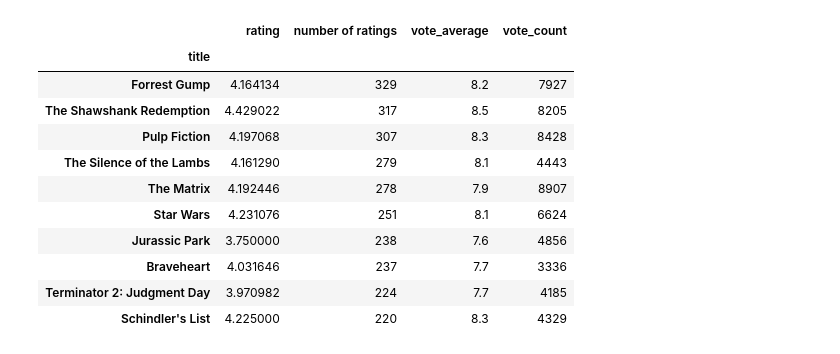
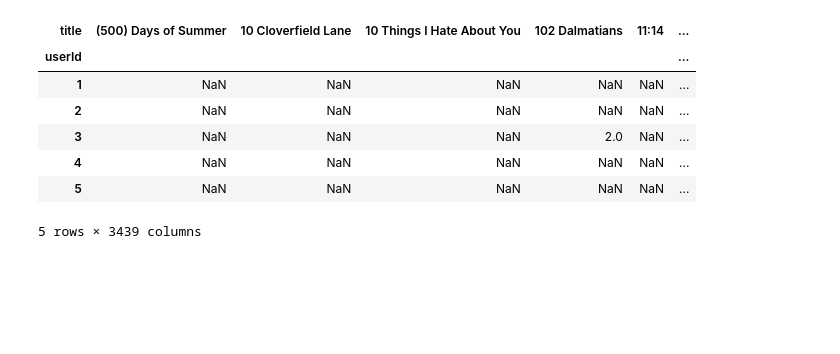
Before and after one commit to Sleepingo/MovieRecommender, a Jupyter notebook: collaborative_filtering.ipynb, the cells around one changed output. Saved outputs shown, nothing was run; the diff lists cells and outputs as text; code cells hidden in the pictures; blank space fills up the shorter version.

```diff
--- a/collaborative_filtering.ipynb
+++ b/collaborative_filtering.ipynb
@@ -137,19 +120,12 @@ Shape: (70194, 26)
 # %%
-# 6. Create Collaborative Filtering Dataset
-cf_data = merged_data[
-    [
-        "userId",
-        "movieId",
-        "title",
-        "rating",
-        "vote_average",
-        "vote_count"
-    ]
-].copy()
+# 6. Movie Statistics
+movie_stats = pd.DataFrame(
+    cf_data.groupby("title")["rating"].mean()
+)
 
-print("Collaborative Filtering Dataset:")
+movie_stats["number of ratings"] = (
+    cf_data.groupby("title")["rating"].count()
+)
 
-display(cf_data.head())
-
-print("Shape:", cf_data.shape)
+display(movie_stats.head())
 # %% [output]
@@ -191,26 +164,19 @@ display(movie_stats.head())
 # %%
-# 8. Movies with Most User Ratings
-top_rated_movies = (
-    movie_stats
-    .sort_values(
-        "number of ratings",
-        ascending=False
-    )
-    .head(10)
+# 8. Create User-Movie Matrix
+movie_matrix = cf_data.pivot_table(
+    index="userId",
+    columns="title",
+    values="rating"
 )
 
-display(top_rated_movies)
+display(movie_matrix.head())
 # %% [output]
-|  | rating | number of ratings | vote_average | vote_count |
-| title |  |  |  |  |
-| Forrest Gump | 4.164134 | 329 | 8.2 | 7927 |
-| The Shawshank Redemption | 4.429022 | 317 | 8.5 | 8205 |
-| Pulp Fiction | 4.197068 | 307 | 8.3 | 8428 |
-| The Silence of the Lambs | 4.161290 | 279 | 8.1 | 4443 |
-| The Matrix | 4.192446 | 278 | 7.9 | 8907 |
-| Star Wars | 4.231076 | 251 | 8.1 | 6624 |
-| Jurassic Park | 3.750000 | 238 | 7.6 | 4856 |
-| Braveheart | 4.031646 | 237 | 7.7 | 3336 |
-| Terminator 2: Judgment Day | 3.970982 | 224 | 7.7 | 4185 |
-| Schindler's List | 4.225000 | 220 | 8.3 | 4329 |
+| title | (500) Days of Summer | 10 Cloverfield Lane | 10 Things I Hate About You | 102 Dalmatians | 11:14 | ... |
+| userId |  |  |  |  |  | ... |
+| 1 | NaN | NaN | NaN | NaN | NaN | ... |
+| 2 | NaN | NaN | NaN | NaN | NaN | ... |
+| 3 | NaN | NaN | NaN | 2.0 | NaN | ... |
+| 4 | NaN | NaN | NaN | NaN | NaN | ... |
+| 5 | NaN | NaN | NaN | NaN | NaN | ... |
+5 rows × 3439 columns
 # %%
```
Also changed, not shown: parts of 13 cells of this notebook, 6 other files.
